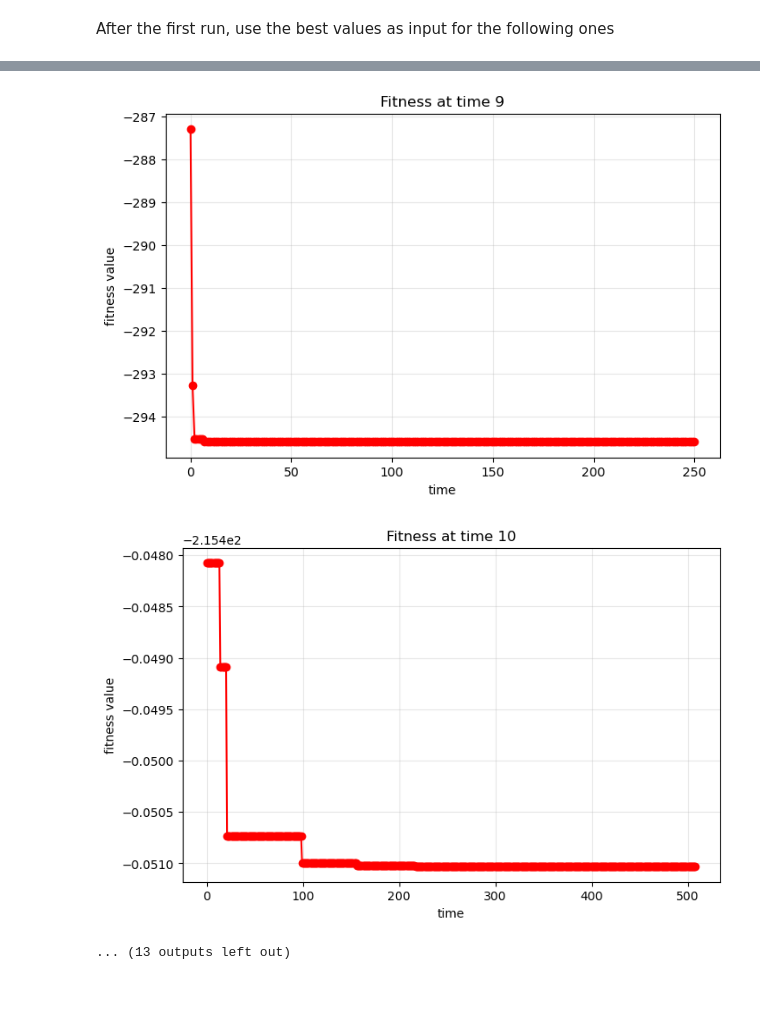
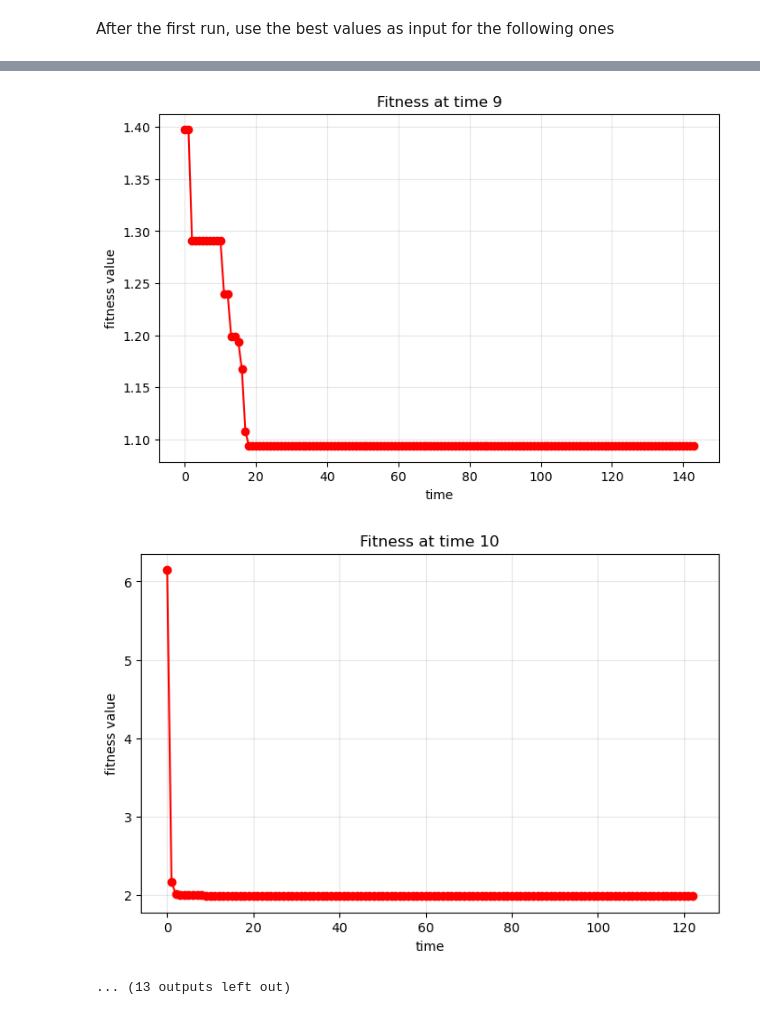
Before and after one commit to ralucopot/disertatie, a Jupyter notebook: Woa_Dis.ipynb, the cells around one changed output, grey strips where cells are left out. Drawn from its saved outputs; the diff is of its cells as text; code cells hidden in the pictures.

```diff
--- a/Woa_Dis.ipynb
+++ b/Woa_Dis.ipynb
@@ -322,23 +436,29 @@ def computeTrackComponent(grid_energy):
 # %% [markdown]
 Compute the battery penalty function, based on the current and previous SoC.
 # %%
-def computeBattFctForBatt(idx):
+def computeBattFctForBatt(idx, newEnergy):
     if idx == 0:
         return 0
     cycle_life = infoBatt[batt_capacity[idx]][0]
     k_slope = (total_life_cap_loss / cycle_life) * 100
     batt_cost = batt_annual_cost[idx] # = infoBatt[batt_capacity[idx]][1]
-    batt_i = abs(k_slope / 100) * ((prevSoC[idx] - currSoC[idx]) / batt_capacity[idx]) * batt_cost
-    # assume max 500 charging cycles
-    # batt_i = abs(500 / 100) * ((prevSoC[idx] - currSoC[idx]) / batt_capacity[idx]) * batt_cost[idx]
+    # prevSoCForBatt = currSoC[idx]
+    newSoC = 0
+    if newEnergy > 0:
+        newSoC = currSoC[idx] + 0.9 * newEnergy
+    else:
+        newSoC = currSoC[idx] - 0.9 * abs(newEnergy)
+    batt_i = abs(k_slope / 100) * (abs(currSoC[idx] - newSoC) / batt_capacity[idx]) * batt_cost
+
+    # batt_i = abs(k_slope / 100) * ((prevSoC[idx] - currSoC[idx]) / batt_capacity[idx]) * batt_cost
     return batt_i
 
-def computeTotalBattFct(num_household):
+def computeTotalBattFct(num_household, transf_energy):
     F_bat = 0
     for i in range(num_household):
         if i == 0:
             continue
-        F_bat += computeBattFctForBatt(i)
+        F_bat += computeBattFctForBatt(i, transf_energy[i])
     return F_bat
 # %% [markdown]
 The function computeBattPenaltyForBatt computes the penalty for a battery. Apply it to all the batteries to compute the total penalty applied to the batteries.
@@ -388,11 +508,12 @@ def fitness(transf_energy):
     grid_energy = getTotalGridEnergy(woa.currentTime, transf_energy)
     f_cost = computeCost(grid_energy, woa.currentTime)
     f_track = computeTrackComponent(grid_energy)
-    f_bat = computeTotalBattFct(num_household)
+    f_bat = computeTotalBattFct(num_household, transf_energy)
     f_pen = computePenalty(num_household, grid_energy, grid_energy_max, grid_energy_min)
     # print(f"penalty component: {f_pen}" )
-    w3 = 5
-    w4 = 7
+    w3 = 9
+    w4 = 2
+    w2 = 7
     fitness = w1 * f_cost + w2 * f_bat + w3 * f_pen + w4 * f_track
     return fitness
 
@@ -416,7 +540,7 @@ def updateEnergyInBatt(energy_transfer):
     print(batt_energy)
 # %%
 max_iter = 1000
-pop_size = 200
+pop_size = 500
 # %% [markdown]
 Calculate the target energy for the grid:
 - based on the load and PV production, how much energy should be imported or exported, in order to have aprox 3600 kwh
@@ -505,7 +629,9 @@ for i in range(num_household):
 dailyGridEnergy = []
 dailyCost = []
 
-best = woa.computeBest(pop_size, num_household, maxSoC, minSoC, max_iter, currentSoC=currSoC, currentBatt=batt_energy, battCapacity=batt_capacity)
+# add batt_power
+
+best = woa.computeBest(pop_size, num_household, maxSoC, minSoC, max_iter, currentSoC=currSoC, currentBatt=batt_energy, battCapacity=batt_capacity, battRate=batt_rate)
 energy_transfer = list(best.transf_energy)
 
 energy = getTotalGridEnergy(woa.currentTime-1, best.transf_energy)
@@ -528,7 +657,7 @@ bestDayAhead.append(best)
 
 while (woa.currentTime < 24):
     prevBest = best
-    best = woa.computeBest(pop_size, num_household, maxSoC, minSoC, max_iter, currentSoC=currSoC, currentBatt=batt_energy, battCapacity=batt_capacity)
+    best = woa.computeBest(pop_size, num_household, maxSoC, minSoC, max_iter, currentSoC=currSoC, currentBatt=batt_energy, battCapacity=batt_capacity, battRate=batt_rate)
     bestDayAhead.append(best)
 
     # computeTargetEnergy(woa.currentTime-1)
@@ -585,5 +720,5 @@ while (woa.currentTime < 24):
-[figure, old version]
+[figure, new version]
-[figure, old version]
+[figure, new version]
 ... (13 outputs left out)
 # %%
 plt.figure(figsize=(8, 5))
```
Also changed, not shown: parts of 20 cells of this notebook, 42 other files.
